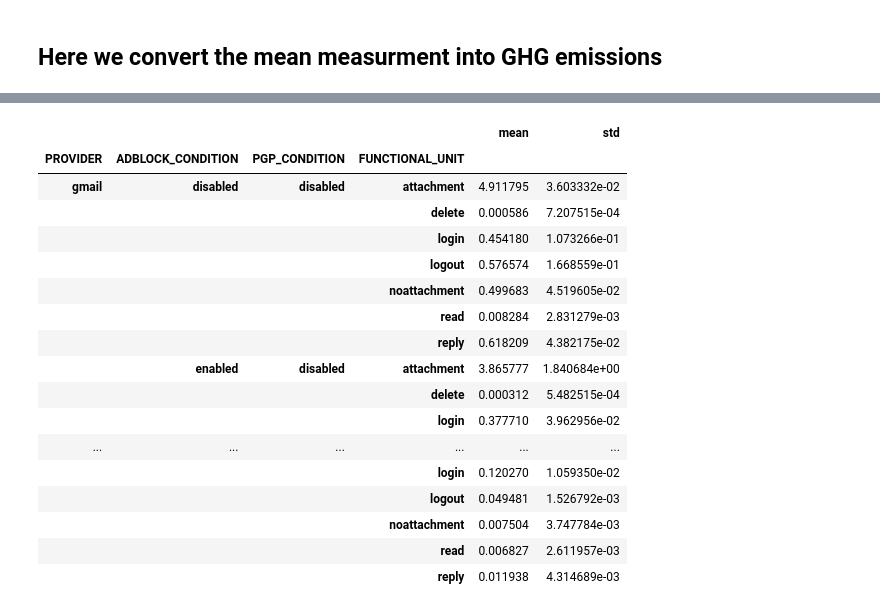
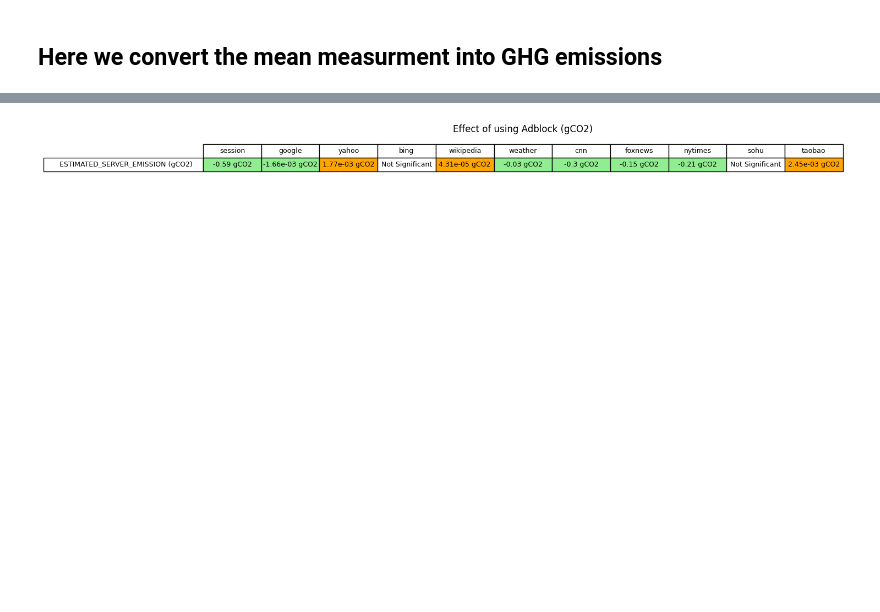
Before and after one commit to jkayembe/thesis, a Jupyter notebook: notebook/2025_topnews_data_analysis.ipynb, the cells around one changed output, grey strips where cells are left out. Saved outputs shown, nothing was run; the diff lists cells and outputs as text; code cells hidden in the pictures; blank space fills up the shorter version.

```diff
--- a/notebook/2025_topnews_data_analysis.ipynb
+++ b/notebook/2025_topnews_data_analysis.ipynb
@@ -902,23 +880,11 @@ display(g_CO2_NETWORK)
 # %%
-ratio_server = 126e6*1e6/ (48 * 64871186038784) #126[Megaton] * 1e6[g/ton] / (56[ExaByte] * 64 871 186 038 784 [MB/ExaByte])
-g_CO2_SERVER = means_and_stds['NETWORK_IO'] * ratio_server
-display(g_CO2_SERVER)
+server_emissions = 126e6*1e6/ (48 * 64871186038784) #126[MegatonCO2] * 1e6[g/ton] / (48[ExaByte] * 64 871 186 038 784 [MB/ExaByte]) --> [gCO2/MB]
+
+
+for title, comparaison_pair in comparaisons.items():
+    independence = True if 'over' in title else False
+    gains, percentage_gains = compute_gains(clean_data, comparaison_pair, independence, metrics=['NETWORK_IO'])
+    CO2_SERVER_gain = gains.applymap(lambda x: safe_multiply(x, server_emissions))
+    plot_gains(CO2_SERVER_gain, title + ' (gCO2)', CO2=True, label='ESTIMATED_SERVER_EMISSION (gCO2)', figsize=(10,1))
 # %% [output]
-|  |  |  |  | mean | std |
-| PROVIDER | ADBLOCK_CONDITION | PGP_CONDITION | FUNCTIONAL_UNIT |  |  |
-| gmail | disabled | disabled | attachment | 4.911795 | 3.603332e-02 |
-|  |  |  | delete | 0.000586 | 7.207515e-04 |
-|  |  |  | login | 0.454180 | 1.073266e-01 |
-|  |  |  | logout | 0.576574 | 1.668559e-01 |
-|  |  |  | noattachment | 0.499683 | 4.519605e-02 |
-|  |  |  | read | 0.008284 | 2.831279e-03 |
-|  |  |  | reply | 0.618209 | 4.382175e-02 |
-|  | enabled | disabled | attachment | 3.865777 | 1.840684e+00 |
-|  |  |  | delete | 0.000312 | 5.482515e-04 |
-|  |  |  | login | 0.377710 | 3.962956e-02 |
-| ... | ... | ... | ... | ... | ... |
-|  |  |  | login | 0.120270 | 1.059350e-02 |
-|  |  |  | logout | 0.049481 | 1.526792e-03 |
-|  |  |  | noattachment | 0.007504 | 3.747784e-03 |
-|  |  |  | read | 0.006827 | 2.611957e-03 |
-|  |  |  | reply | 0.011938 | 4.314689e-03 |
+[figure, added]
```
Also changed, not shown: parts of 8 cells of this notebook, 1 other file.
